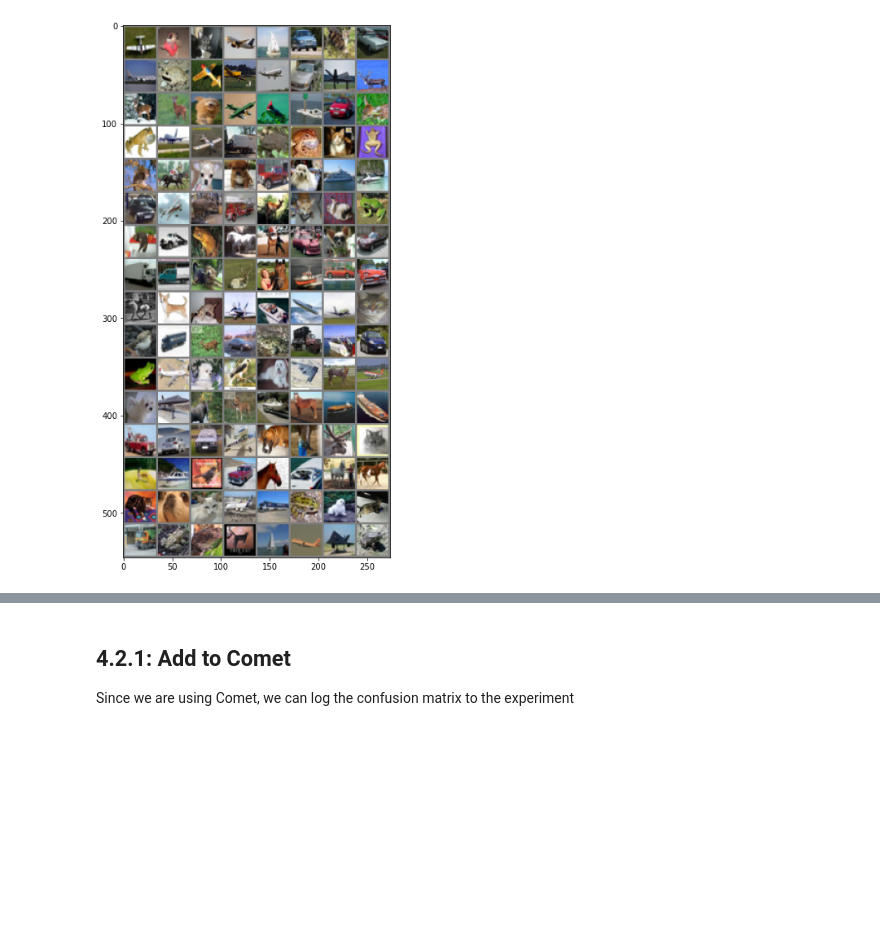
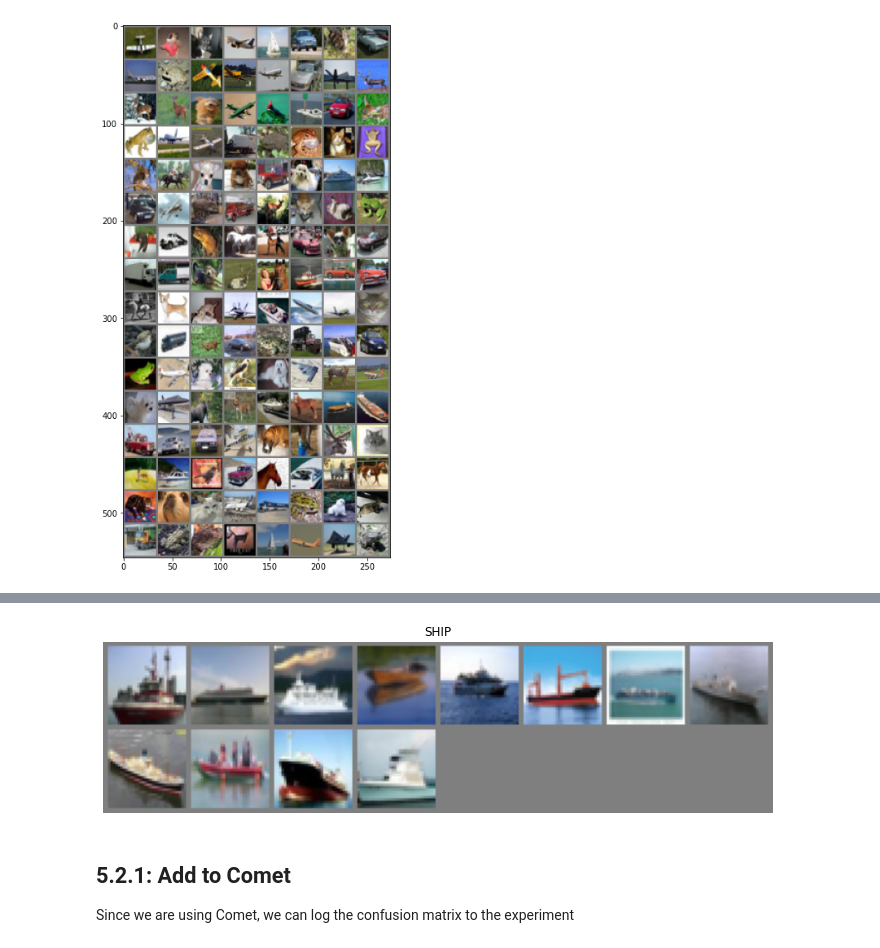
Before and after one commit to katnoria/cifar10-classifiers, a Jupyter notebook: notebooks/pretrained/pytorch-resnet50.ipynb, the cells around one changed output, grey strips where cells are left out. Cells and saved outputs as stored; diff of their text form; code cells hidden in the pictures; blank space fills up the shorter version.

```diff
--- a/notebooks/pretrained/pytorch-resnet50.ipynb
+++ b/notebooks/pretrained/pytorch-resnet50.ipynb
@@ -414,5 +437,9 @@ plt.show()
+# %%
+plot_cls_images('ship')
+# %% [output]
+[figure, added]
 # %% [markdown]
-## 4.2.1: Add to Comet
+## 5.2.1: Add to Comet
 Since we are using Comet, we can log the confusion matrix to the experiment
 # %%
 cm = get_confusion_matrix(net, val_loader)
```
Also changed, not shown: parts of 33 cells of this notebook, 5 other files.
